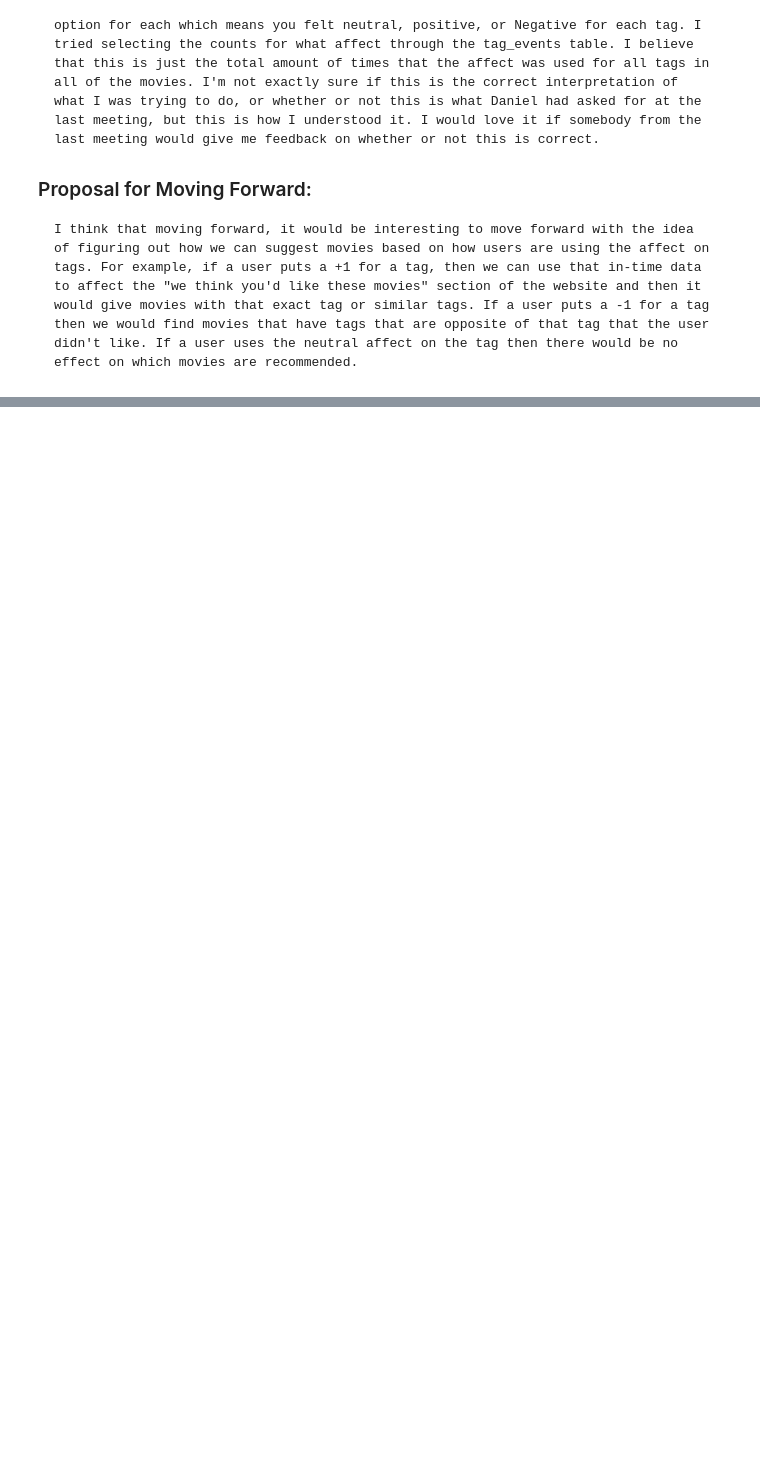
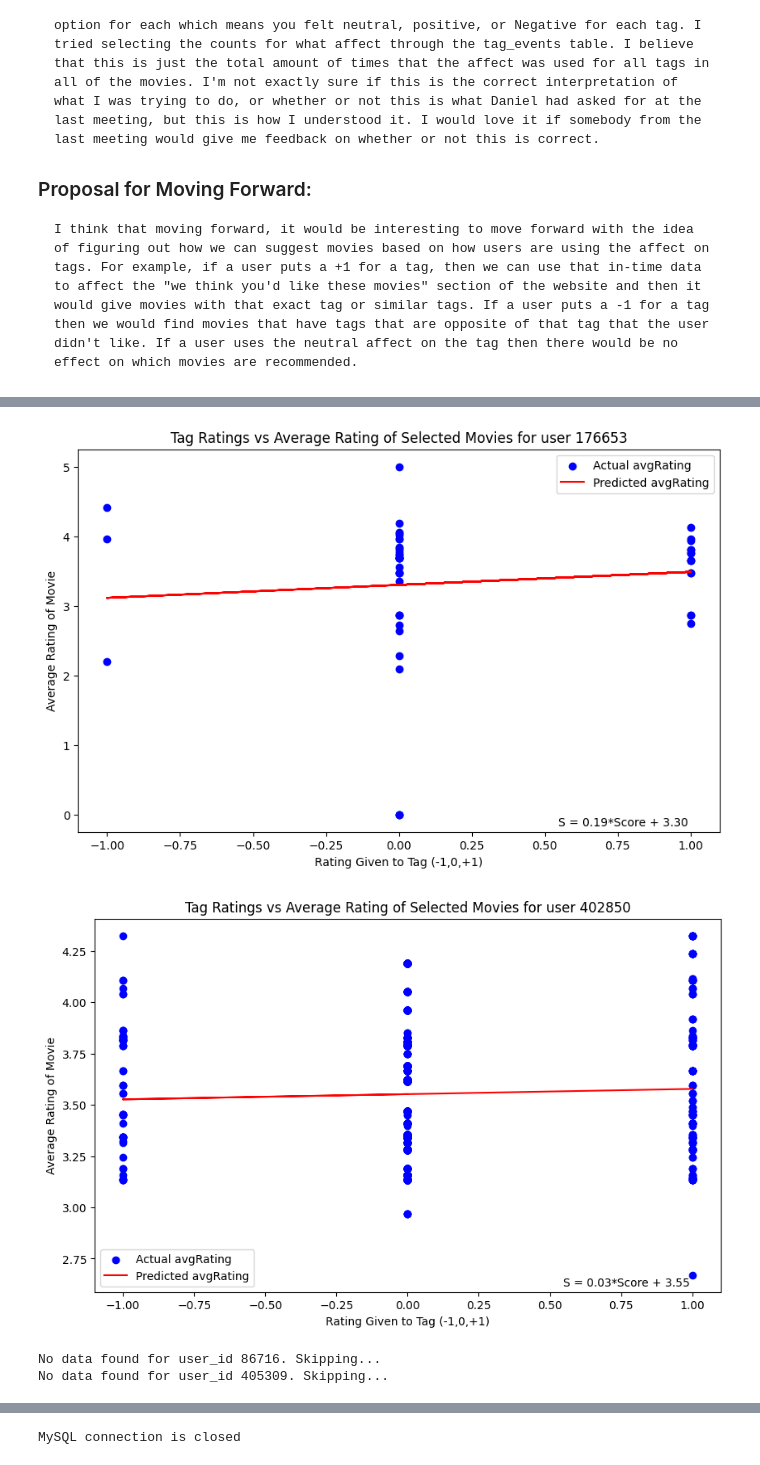
Before and after one commit to notki004/MovieLens-Work, a Jupyter notebook: MovieLensNotebook.ipynb, the cells around one changed output, grey strips where cells are left out. Cells and saved outputs as stored; diff of their text form; code cells hidden in the pictures; blank space fills up the shorter version.

```diff
--- a/MovieLensNotebook.ipynb
+++ b/MovieLensNotebook.ipynb
@@ -149,0 +171,73 @@ data.head(30)
+# %%
+import numpy as np
+import pandas as pd
+from sklearn.linear_model import LinearRegression
+import matplotlib.pyplot as plt
+from sqlalchemy import create_engine
+import mysql.connector
+from mysql.connector import Error
+
+def calculate_valence(user_id, engine):
+    try:
+        sql_query = f"""
+        SELECT movie_data.movieId, movie_data.title, movie_data.avgRating, tag_events.userId, tag_events.tag, tag_events.affect AS score
+        FROM movie_data
+        JOIN tag_events ON movie_data.movieId = tag_events.movieId
+        WHERE tag_events.userId = {user_id}
+        """
+
+        df = pd.read_sql(sql_query, engine)
+
+        if df.empty:
+            print(f"No data found for user_id {user_id}. Skipping...")
+            return
+
+
+        X = df[['score']]  # Independent variable
+        y = df['avgRating']  # Dependent variable
+
+        model = LinearRegression()
+        model.fit(X, y)
+
+        beta_0 = model.intercept_
+        beta_1 = model.coef_[0]
+
+        df['predicted_avgRating'] = model.predict(X)
+
+        plt.figure(figsize=(10, 6))
+        plt.scatter(df['score'], df['avgRating'], color='blue', label='Actual avgRating')
+        plt.plot(df['score'], df['predicted_avgRating'], color='red', label='Predicted avgRating')
+
+
+        equation_text = f'S = {beta_1:.2f}*Score + {beta_0:.2f}'
+        plt.text(0.95, 0.01, equation_text, ha='right', va='bottom', transform=plt.gca().transAxes)
+
+        plt.title(f'Tag Ratings vs Average Rating of Selected Movies for user {user_id}')
+        plt.xlabel('Rating Given to Tag (-1,0,+1)')
+        plt.ylabel('Average Rating of Movie')
+        plt.legend()
+        plt.show()
+
+    except Error as e:
+        print(f"Error: {e}")
+
+def main():
+    user_ids = [176653, 402850, 86716, 405309, 407599] ## In order, Daniel, Eli, Ian, Seby, and Romeo
+    try:
+        engine = create_engine("mysql+mysqlconnector://readonly:@127.0.0.1/ML3_mirror")
+
+        for user_id in user_ids:
+            calculate_valence(user_id, engine)
+    except Error as e:
+        print(f"Database connection error: {e}")
+    finally:
+        engine.dispose()
+        print("MySQL connection is closed")
+
+if __name__ == "__main__":
+    main()
+# %% [output]
+[figure, added]
+[figure, added]
+No data found for user_id 86716. Skipping...
+No data found for user_id 405309. Skipping...
@@ -149,0 +245 @@ data.head(30)
+MySQL connection is closed
```
Also changed, not shown: parts of 15 cells of this notebook.
